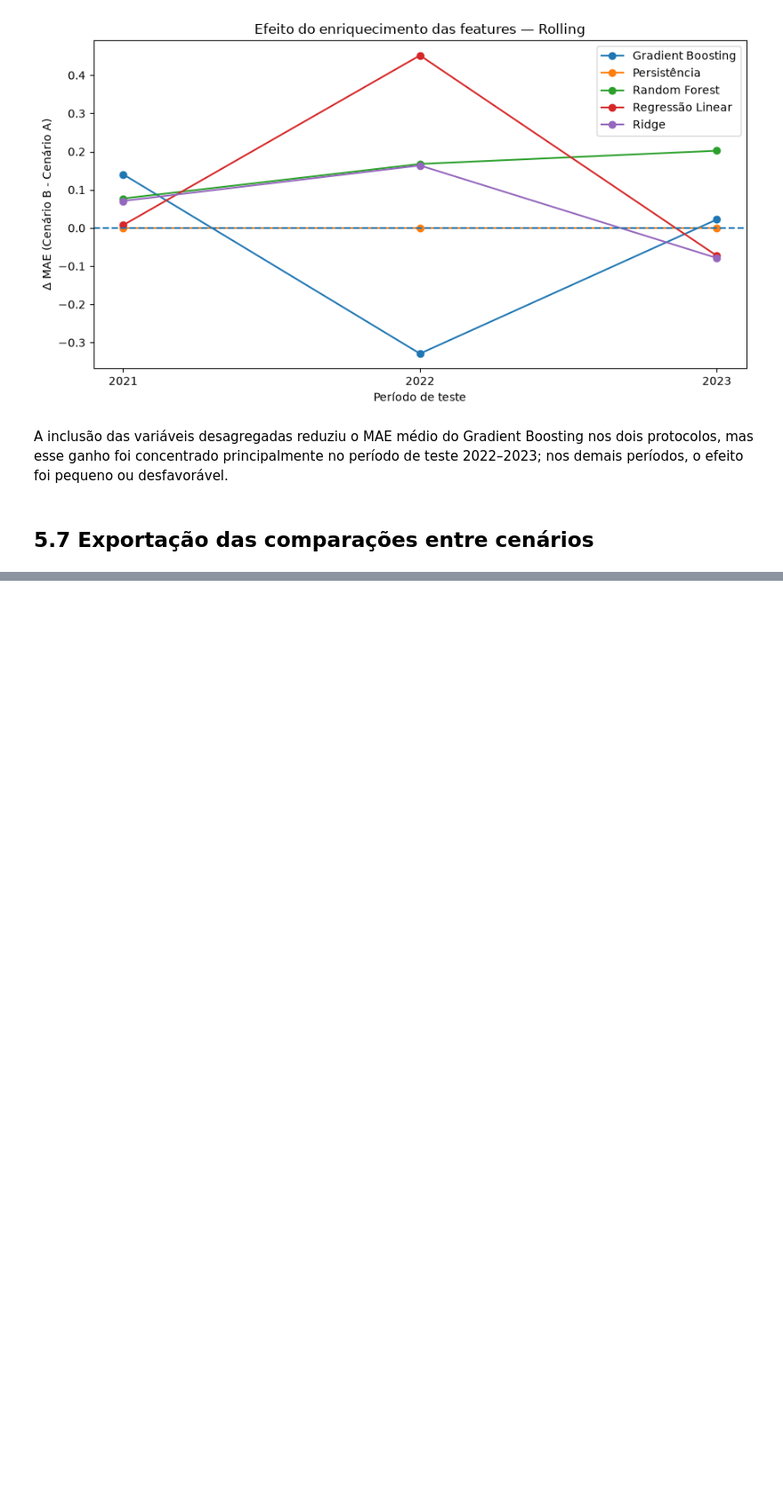
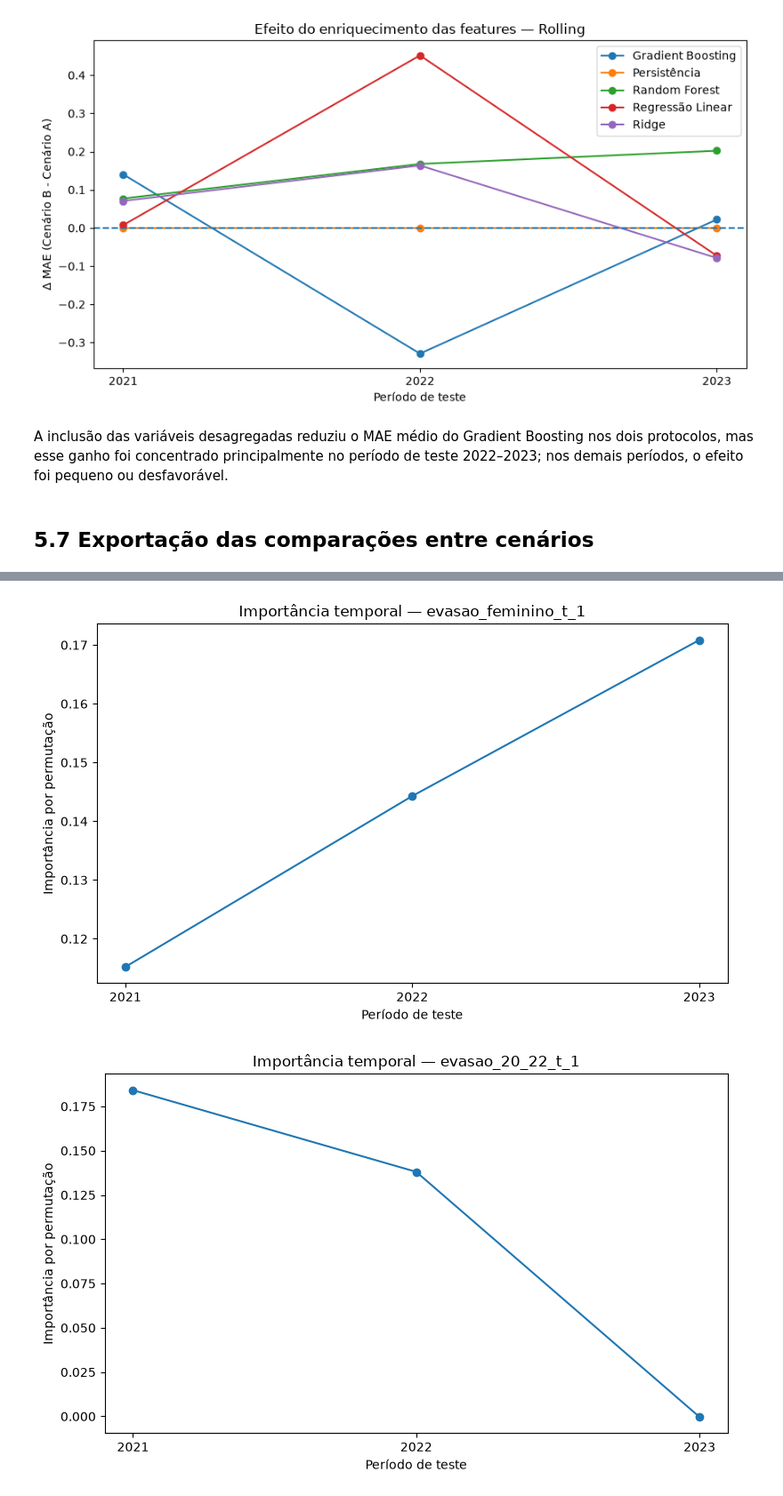
Before and after one commit to SaraLopes7/tcc-evasao-ensino-superior, a Jupyter notebook: noteboooks/05_comparacao_cenarios.ipynb, the cells around one changed output, grey strips where cells are left out. Shown at 89% size. Saved outputs shown, nothing was run; the diff lists cells and outputs as text; code cells hidden in the pictures; blank space fills up the shorter version.

```diff
--- a/noteboooks/05_comparacao_cenarios.ipynb
+++ b/noteboooks/05_comparacao_cenarios.ipynb
@@ -769,0 +787,8 @@ resumo_efeito_b.to_csv(
+# %%
+features_principais_gb = [
+    "evasao_feminino_t_1",
+    "evasao_20_22_t_1",
+    "evasao_ate_19_t_1",
+    "evasao_ppi_nao_t_1",
+    "permanencia_t_1"
+]
@@ -769,0 +894,32 @@ resumo_efeito_b.to_csv(
+# %%
+features_plot = [
+    "evasao_feminino_t_1",
+    "evasao_20_22_t_1",
+    "evasao_ate_19_t_1"
+]
+
+for feature in features_plot:
+
+    plt.figure(figsize=(8, 5))
+
+    dados = importancias_principais[
+        importancias_principais["feature"] == feature
+    ].sort_values("periodo_teste")
+
+    plt.plot(
+        dados["periodo_teste"].astype(str),
+        dados["importance_mean"],
+        marker="o"
+    )
+
+    plt.xlabel("Período de teste")
+    plt.ylabel("Importância por permutação")
+    plt.title(
+        f"Importância temporal — {feature}"
+    )
+
+    plt.tight_layout()
+    plt.show()
+# %% [output]
+[figure, added]
+[figure, added]
```
Also changed, not shown: parts of 32 cells of this notebook.
